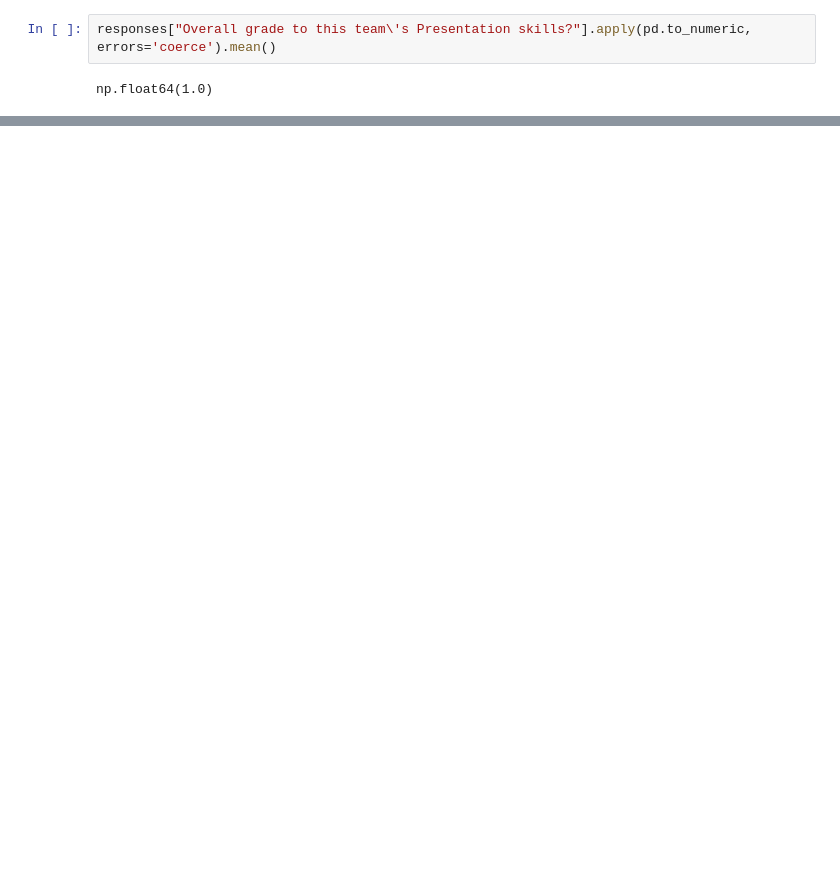
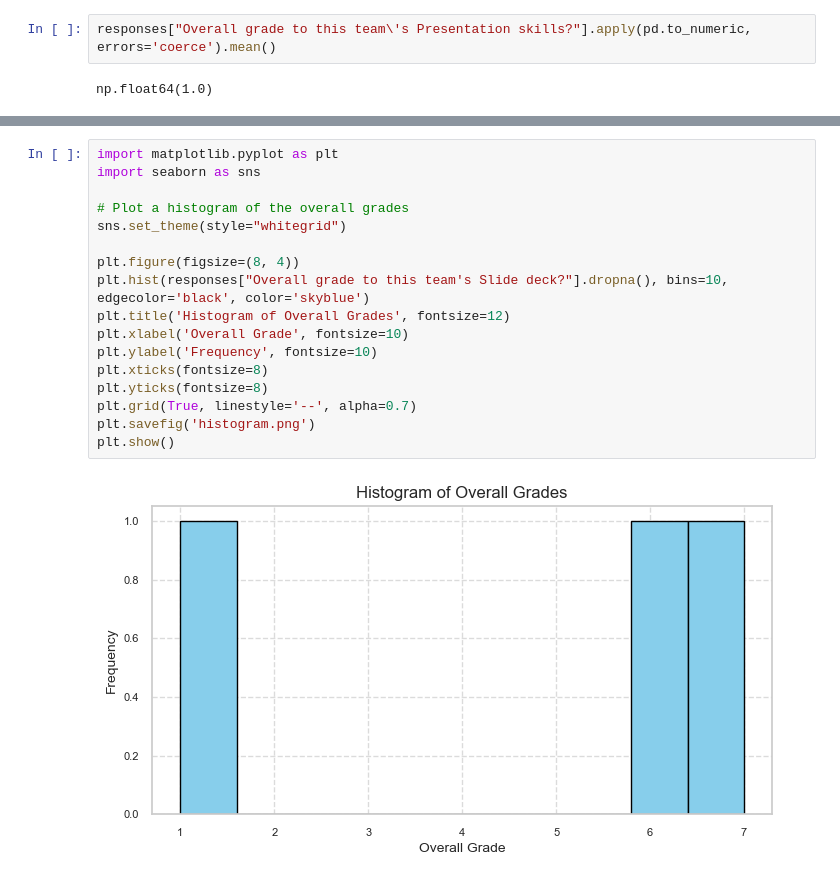
Before and after one commit to KevinDLopez/canvas_automation, a Jupyter notebook: google_forms.ipynb, the cells around one changed output, grey strips where cells are left out. Cells and saved outputs as stored; diff of their text form; blank space fills up the shorter version.

```diff
--- a/google_forms.ipynb
+++ b/google_forms.ipynb
@@ -89,0 +90,19 @@ print(overall_mean)
+# %%
+import matplotlib.pyplot as plt
+import seaborn as sns
+
+# Plot a histogram of the overall grades
+sns.set_theme(style="whitegrid")
+
+plt.figure(figsize=(8, 4))
+plt.hist(responses["Overall grade to this team's Slide deck?"].dropna(), bins=10, edgecolor='black', color='skyblue')
+plt.title('Histogram of Overall Grades', fontsize=12)
+plt.xlabel('Overall Grade', fontsize=10)
+plt.ylabel('Frequency', fontsize=10)
+plt.xticks(fontsize=8)
+plt.yticks(fontsize=8)
+plt.grid(True, linestyle='--', alpha=0.7)
+plt.savefig('histogram.png')
+plt.show()
+# %% [output]
+[figure, added]
```
Also changed, not shown: parts of 3 cells of this notebook, 7 other files.
